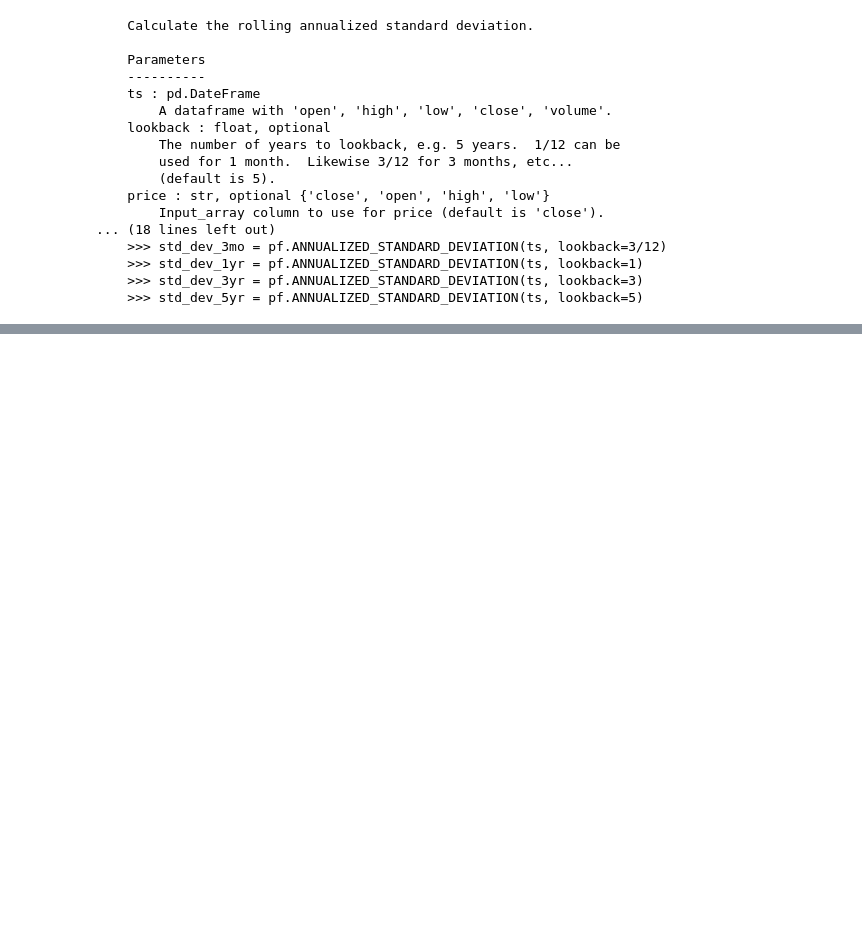
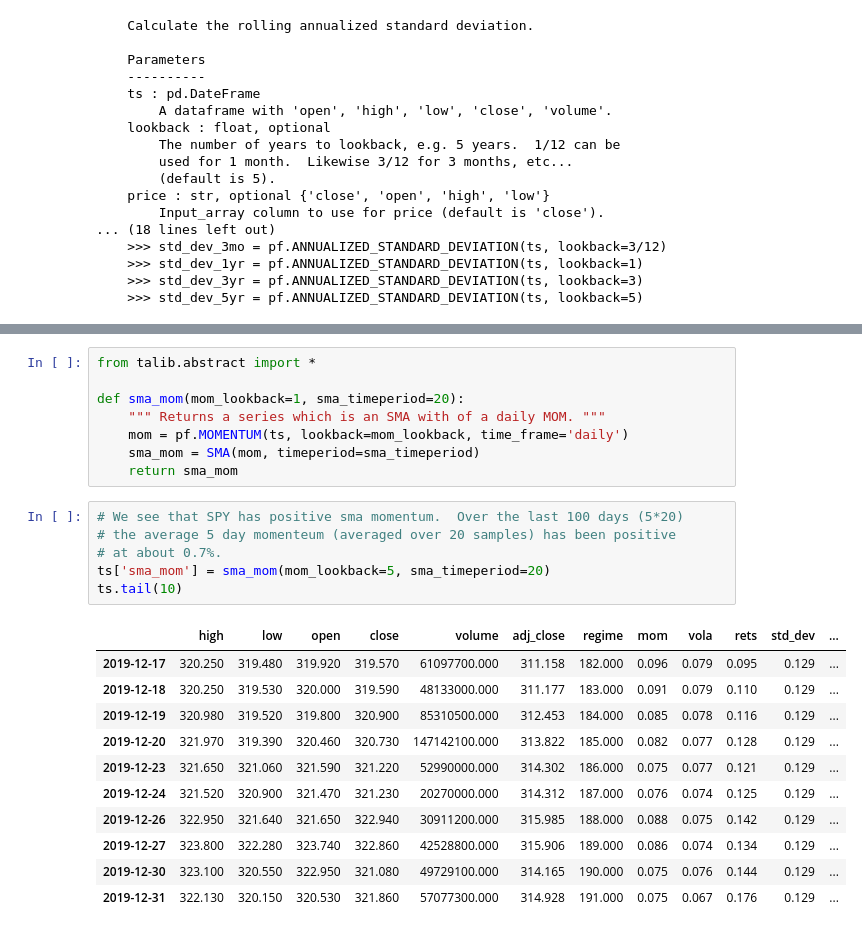
Before and after one commit to fja05680/pinkfish, a Jupyter notebook: examples/071.indicator-tutorial/indicator-tutorial.ipynb, the cells around one changed output, grey strips where cells are left out. Drawn from its saved outputs; the diff is of its cells as text; blank space fills up the shorter version.

```diff
--- a/examples/071.indicator-tutorial/indicator-tutorial.ipynb
+++ b/examples/071.indicator-tutorial/indicator-tutorial.ipynb
@@ -247,0 +288,26 @@ ts.tail(10)
+# %%
+from talib.abstract import *
+
+def sma_mom(mom_lookback=1, sma_timeperiod=20):
+    """ Returns a series which is an SMA with of a daily MOM. """
+    mom = pf.MOMENTUM(ts, lookback=mom_lookback, time_frame='daily')
+    sma_mom = SMA(mom, timeperiod=sma_timeperiod)
+    return sma_mom
+# %%
+# We see that SPY has positive sma momentum.  Over the last 100 days (5*20)
+# the average 5 day momenteum (averaged over 20 samples) has been positive
+# at about 0.7%.
+ts['sma_mom'] = sma_mom(mom_lookback=5, sma_timeperiod=20)
+ts.tail(10)
+# %% [output]
+|  | high | low | open | close | volume | adj_close | regime | mom | vola | rets | std_dev | ... |
+| 2019-12-17 | 320.250 | 319.480 | 319.920 | 319.570 | 61097700.000 | 311.158 | 182.000 | 0.096 | 0.079 | 0.095 | 0.129 | ... |
+| 2019-12-18 | 320.250 | 319.530 | 320.000 | 319.590 | 48133000.000 | 311.177 | 183.000 | 0.091 | 0.079 | 0.110 | 0.129 | ... |
+| 2019-12-19 | 320.980 | 319.520 | 319.800 | 320.900 | 85310500.000 | 312.453 | 184.000 | 0.085 | 0.078 | 0.116 | 0.129 | ... |
+| 2019-12-20 | 321.970 | 319.390 | 320.460 | 320.730 | 147142100.000 | 313.822 | 185.000 | 0.082 | 0.077 | 0.128 | 0.129 | ... |
+| 2019-12-23 | 321.650 | 321.060 | 321.590 | 321.220 | 52990000.000 | 314.302 | 186.000 | 0.075 | 0.077 | 0.121 | 0.129 | ... |
+| 2019-12-24 | 321.520 | 320.900 | 321.470 | 321.230 | 20270000.000 | 314.312 | 187.000 | 0.076 | 0.074 | 0.125 | 0.129 | ... |
+| 2019-12-26 | 322.950 | 321.640 | 321.650 | 322.940 | 30911200.000 | 315.985 | 188.000 | 0.088 | 0.075 | 0.142 | 0.129 | ... |
+| 2019-12-27 | 323.800 | 322.280 | 323.740 | 322.860 | 42528800.000 | 315.906 | 189.000 | 0.086 | 0.074 | 0.134 | 0.129 | ... |
+| 2019-12-30 | 323.100 | 320.550 | 322.950 | 321.080 | 49729100.000 | 314.165 | 190.000 | 0.075 | 0.076 | 0.144 | 0.129 | ... |
+| 2019-12-31 | 322.130 | 320.150 | 320.530 | 321.860 | 57077300.000 | 314.928 | 191.000 | 0.075 | 0.067 | 0.176 | 0.129 | ... |
```
Also changed, not shown: parts of 11 cells of this notebook, 1 other file.
